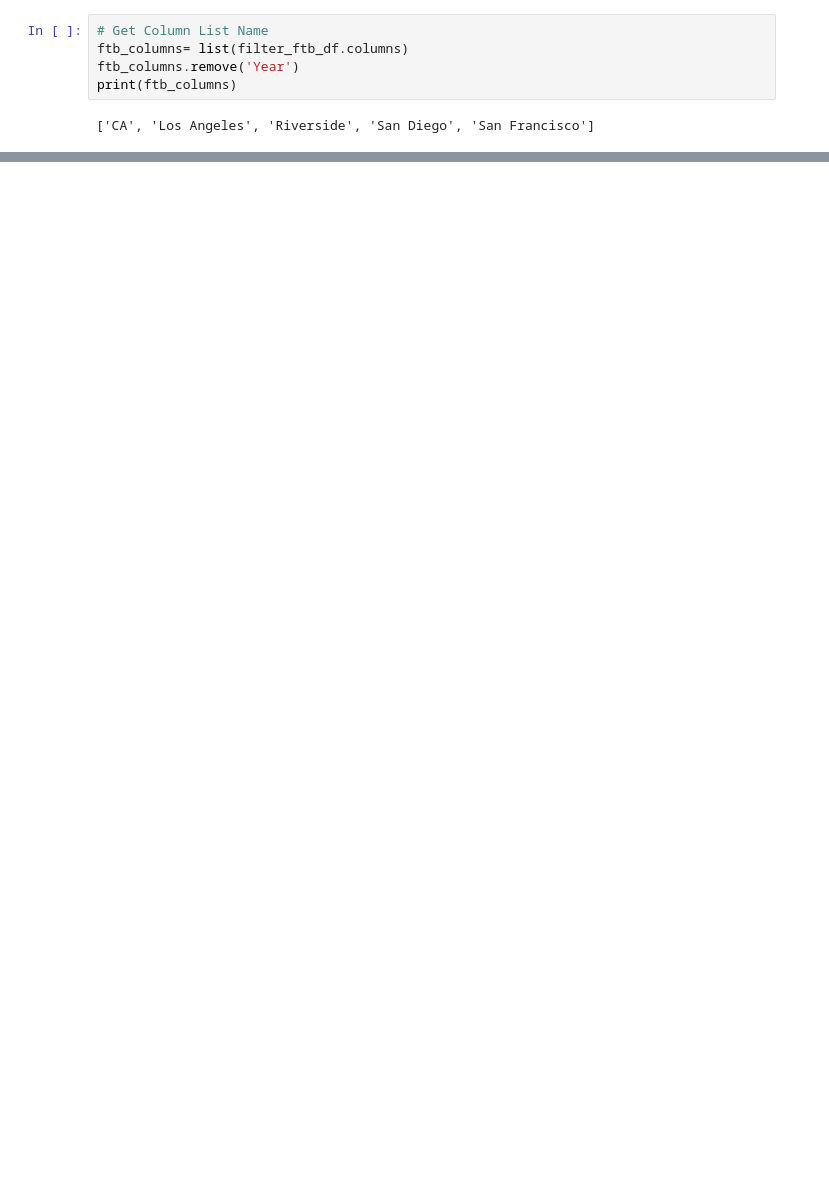
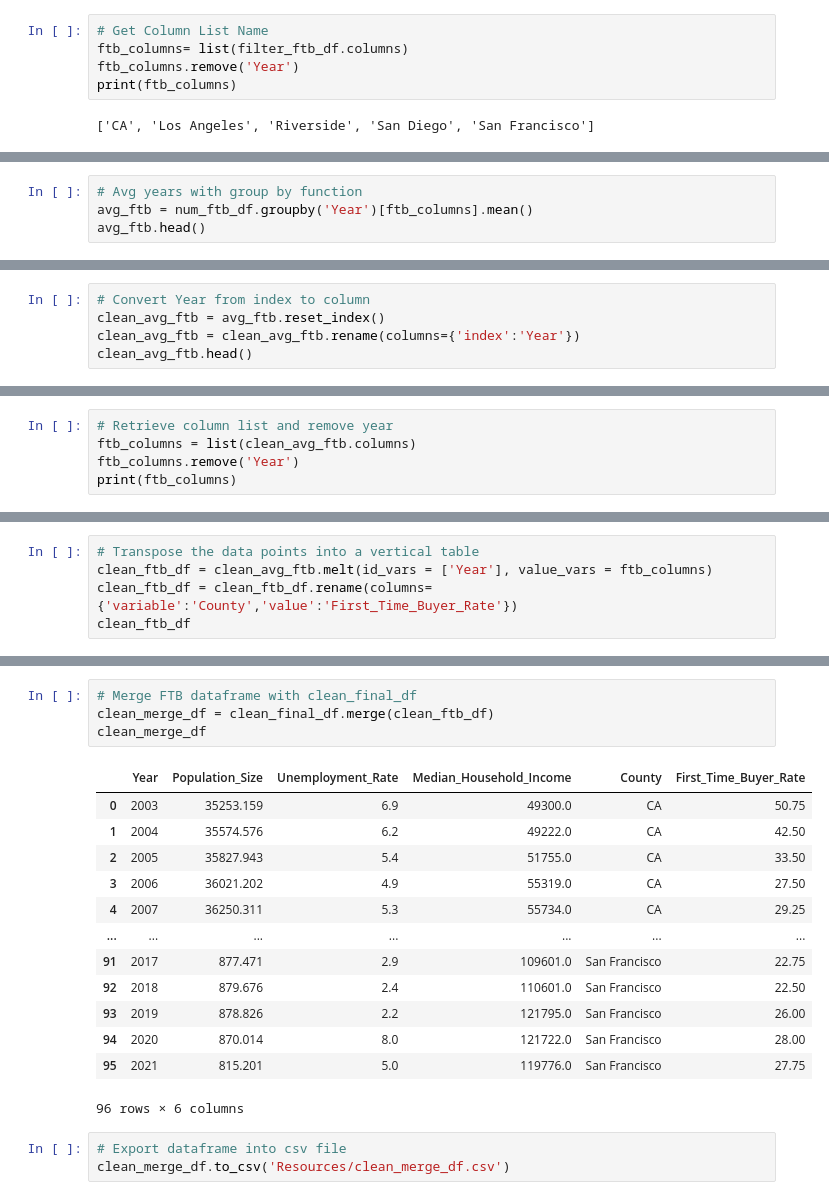
Before and after one commit to dpTuttle/final_project, a Jupyter notebook: CSV_Files.ipynb, the cells around one changed output, grey strips where cells are left out. Saved outputs shown, nothing was run; the diff lists cells and outputs as text; blank space fills up the shorter version.

```diff
--- a/CSV_Files.ipynb
+++ b/CSV_Files.ipynb
@@ -570,0 +582,4 @@ TypeError: int() argument must be a string, a bytes-like object or a number, not
+# %%
+# Avg years with group by function
+avg_ftb = num_ftb_df.groupby('Year')[ftb_columns].mean()
+avg_ftb.head()
@@ -570,0 +594,5 @@ TypeError: int() argument must be a string, a bytes-like object or a number, not
+# %%
+# Convert Year from index to column
+clean_avg_ftb = avg_ftb.reset_index()
+clean_avg_ftb = clean_avg_ftb.rename(columns={'index':'Year'})
+clean_avg_ftb.head()
@@ -570,0 +606,5 @@ TypeError: int() argument must be a string, a bytes-like object or a number, not
+# %%
+# Retrieve column list and remove year
+ftb_columns = list(clean_avg_ftb.columns)
+ftb_columns.remove('Year')
+print(ftb_columns)
@@ -570,0 +613,5 @@ TypeError: int() argument must be a string, a bytes-like object or a number, not
+# %%
+# Transpose the data points into a vertical table
+clean_ftb_df = clean_avg_ftb.melt(id_vars = ['Year'], value_vars = ftb_columns)
+clean_ftb_df = clean_ftb_df.rename(columns={'variable':'County','value':'First_Time_Buyer_Rate'})
+clean_ftb_df
@@ -570,0 +648,21 @@ TypeError: int() argument must be a string, a bytes-like object or a number, not
+# %%
+# Merge FTB dataframe with clean_final_df
+clean_merge_df = clean_final_df.merge(clean_ftb_df)
+clean_merge_df
+# %% [output]
+|  | Year | Population_Size | Unemployment_Rate | Median_Household_Income | County | First_Time_Buyer_Rate |
+| 0 | 2003 | 35253.159 | 6.9 | 49300.0 | CA | 50.75 |
+| 1 | 2004 | 35574.576 | 6.2 | 49222.0 | CA | 42.50 |
+| 2 | 2005 | 35827.943 | 5.4 | 51755.0 | CA | 33.50 |
+| 3 | 2006 | 36021.202 | 4.9 | 55319.0 | CA | 27.50 |
+| 4 | 2007 | 36250.311 | 5.3 | 55734.0 | CA | 29.25 |
+| ... | ... | ... | ... | ... | ... | ... |
+| 91 | 2017 | 877.471 | 2.9 | 109601.0 | San Francisco | 22.75 |
+| 92 | 2018 | 879.676 | 2.4 | 110601.0 | San Francisco | 22.50 |
+| 93 | 2019 | 878.826 | 2.2 | 121795.0 | San Francisco | 26.00 |
+| 94 | 2020 | 870.014 | 8.0 | 121722.0 | San Francisco | 28.00 |
+| 95 | 2021 | 815.201 | 5.0 | 119776.0 | San Francisco | 27.75 |
+96 rows × 6 columns
+# %%
+# Export dataframe into csv file
+clean_merge_df.to_csv('Resources/clean_merge_df.csv')
```
Also changed, not shown: parts of 10 cells of this notebook, 1 other file.
